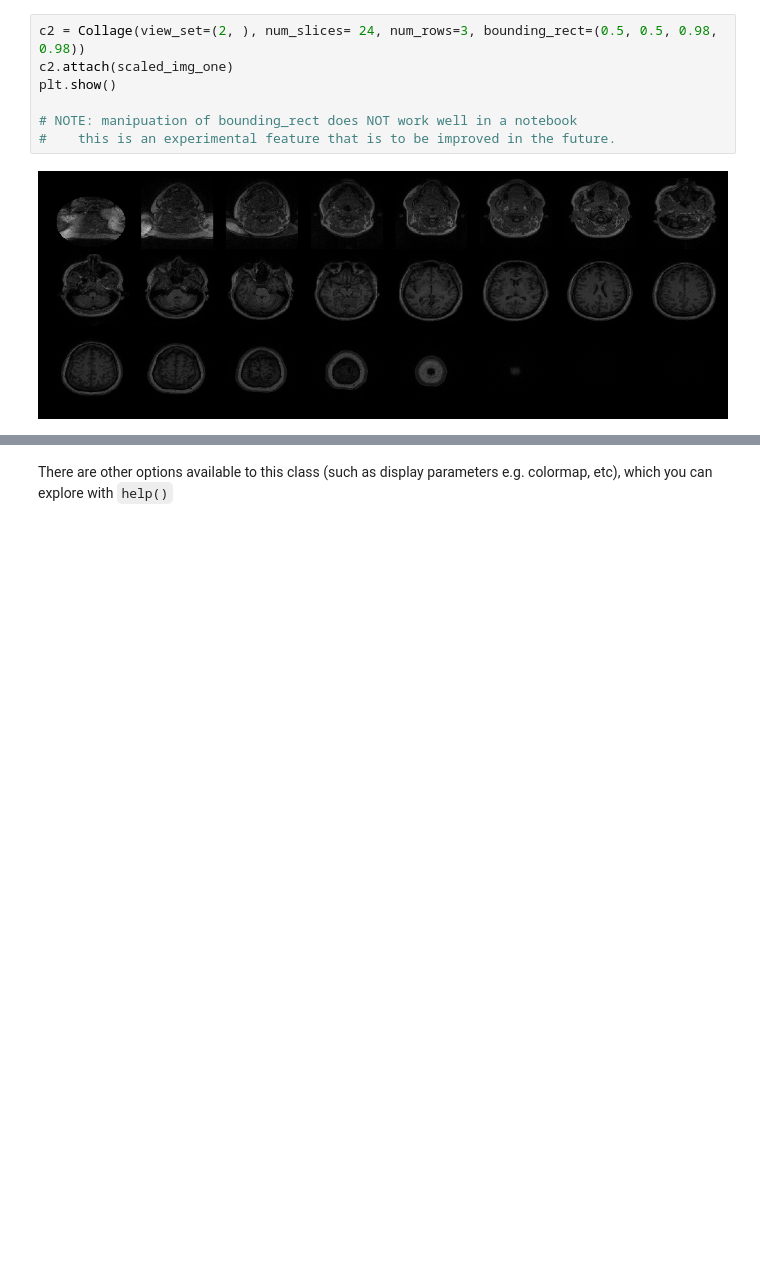
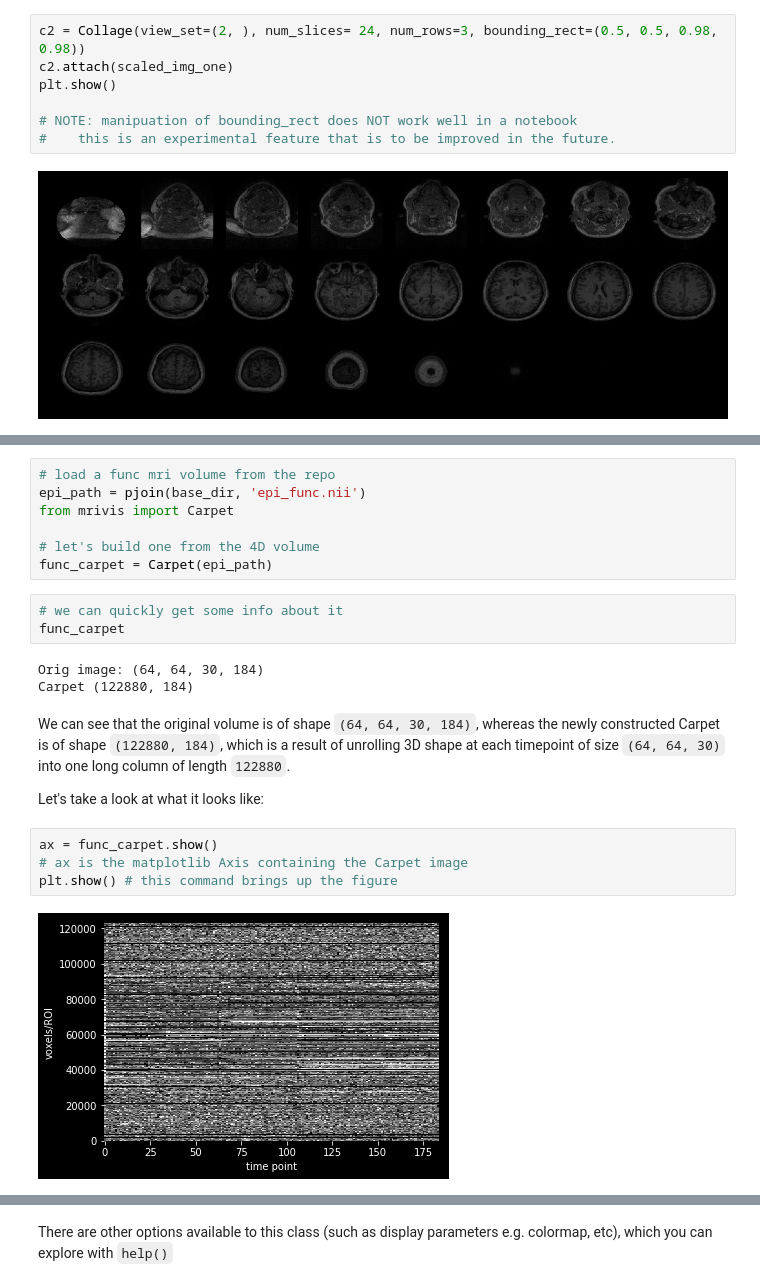
Before and after one commit to raamana/mrivis, a Jupyter notebook: docs/example_notebooks/mrivis_demo_Collage_SlicePicker_classes.ipynb, the cells around one changed output, grey strips where cells are left out. Cells and saved outputs as stored; diff of their text form; blank space fills up the shorter version.

Commit message:
notebook updated with demo of Carpet class

```diff
--- a/docs/example_notebooks/mrivis_demo_Collage_SlicePicker_classes.ipynb
+++ b/docs/example_notebooks/mrivis_demo_Collage_SlicePicker_classes.ipynb
@@ -203,0 +210,23 @@ plt.show()
+# %%
+# load a func mri volume from the repo
+epi_path = pjoin(base_dir, 'epi_func.nii')
+from mrivis import Carpet
+
+# let's build one from the 4D volume
+func_carpet = Carpet(epi_path)
+# %%
+# we can quickly get some info about it
+func_carpet
+# %% [output]
+Orig image: (64, 64, 30, 184)
+Carpet (122880, 184)
+# %% [markdown]
+We can see that the original volume is of shape `(64, 64, 30, 184)`, whereas the newly constructed Carpet is of shape `(122880, 184)`, which is a result of unrolling 3D shape at each timepoint of size `(64, 64, 30)` into one long column of length `122880`.
+
+Let's take a look at what it looks like:
+# %%
+ax = func_carpet.show()
+# ax is the matplotlib Axis containing the Carpet image
+plt.show() # this command brings up the figure
+# %% [output]
+[figure, added]
```
Also changed, not shown: parts of 10 cells of this notebook.
